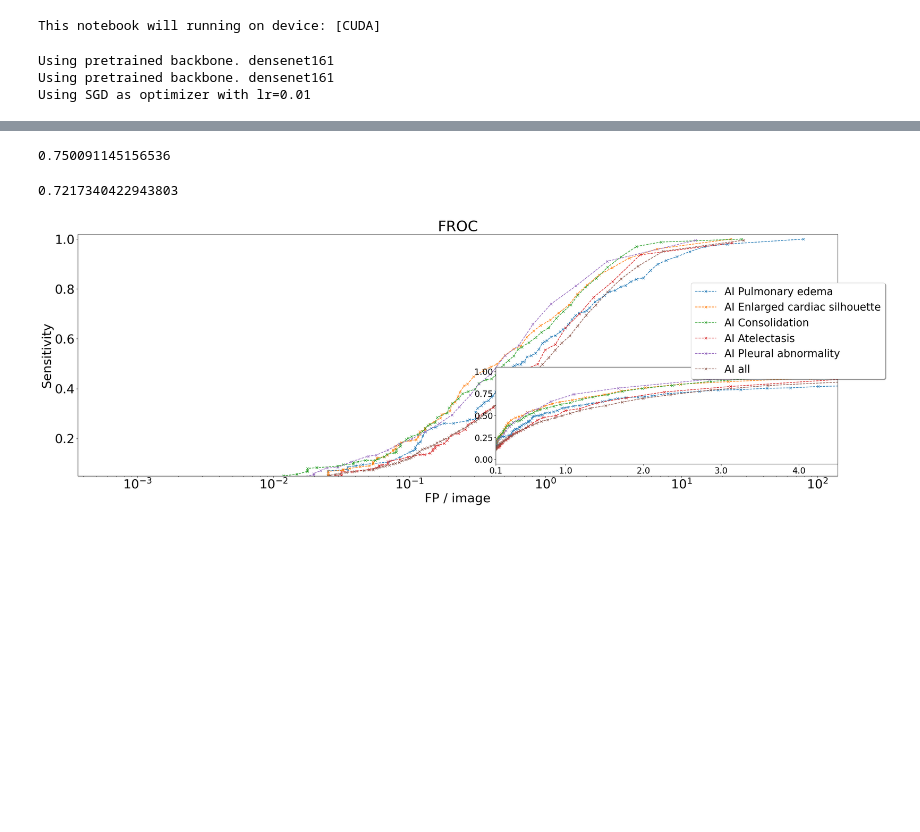
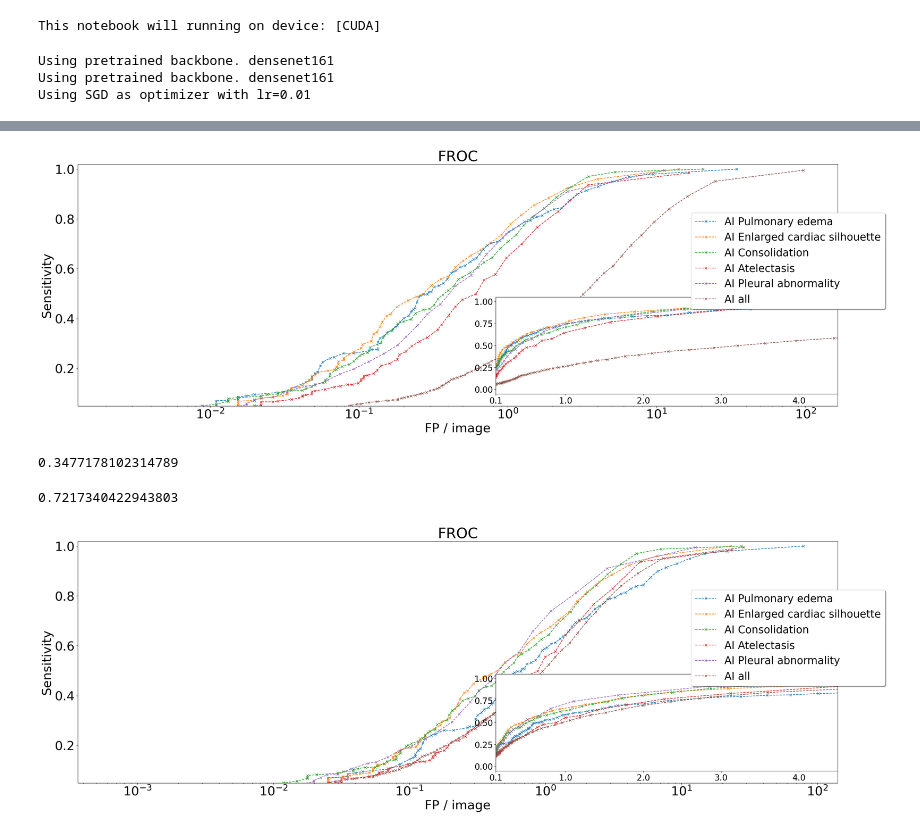
Before and after one commit to ChihchengHsieh/MIMIC-Eye-applications, a Jupyter notebook: [test] froc-metric.ipynb, the cells around one changed output, grey strips where cells are left out. Drawn from its saved outputs; the diff is of its cells as text; code cells hidden in the pictures; blank space fills up the shorter version.

```diff
--- a/[test] froc-metric.ipynb
+++ b/[test] froc-metric.ipynb
@@ -171,8 +171,10 @@ IoU metric: bbox
 # %%
 import itertools
 from scipy import interpolate
+from coco_froc_analysis.froc.froc_curve import generate_froc_curve
 
-def get_froc(dts, eval_gts,  fps_per_img = [0.5, 1, 2, 4], cat_id = -1):
+
+def get_froc(dts, eval_gts,  fps_per_img = [0.5, 1, 2, 4], cat_id = -1, plot_title=None,):
     anns = []
     gts = [g['lesion-detection'] for g in list(itertools.chain.from_iterable(list(eval_gts)))]
     for g in gts:
@@ -210,15 +212,14 @@ def get_froc(dts, eval_gts,  fps_per_img = [0.5, 1, 2, 4], cat_id = -1):
         "images": [{"id": id}  for id in list(set([g['image_id'].item()  for g in gts]))]
     }
 
-    from coco_froc_analysis.froc.froc_curve import generate_froc_curve
 
     lls_accuracy,nlls_per_image= generate_froc_curve(
         gt=gt,
         pr=pr,
-        use_iou=False,
+        use_iou=True,
         iou_thres=0.5,
         n_sample_points=100,
-        plot_title=None,
+        plot_title=plot_title,
         plot_output_path='froc.png',
         bounds=None,
     )
@@ -227,11 +228,13 @@ def get_froc(dts, eval_gts,  fps_per_img = [0.5, 1, 2, 4], cat_id = -1):
 
     return f(fps_per_img)
 # %%
-froc_v = get_froc(dts=dts, eval_gts=eval_gts, fps_per_img=[0.5, 1, 2, 4], cat_id=5)
+froc_v = get_froc(dts=dts, eval_gts=eval_gts, fps_per_img=[0.5, 1, 2, 4], cat_id=-1, plot_title="FROC")
+# %% [output]
+[figure, added]
 # %%
 froc_v.mean()
 # %% [output]
-0.750091145156536
+0.3477178102314789
 # %%
 froc_v.mean()
 # %% [output]
```
Also changed, not shown: parts of 1 cell of this notebook, 6 other files.
